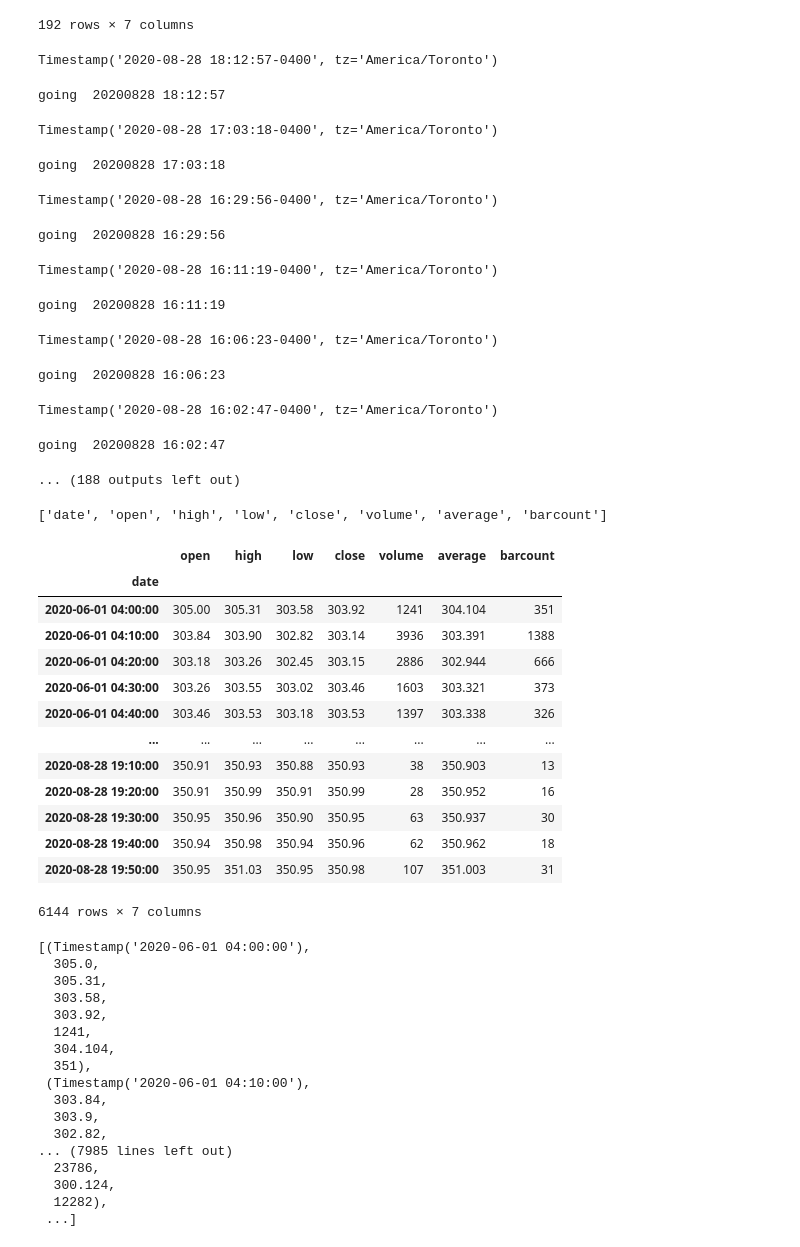
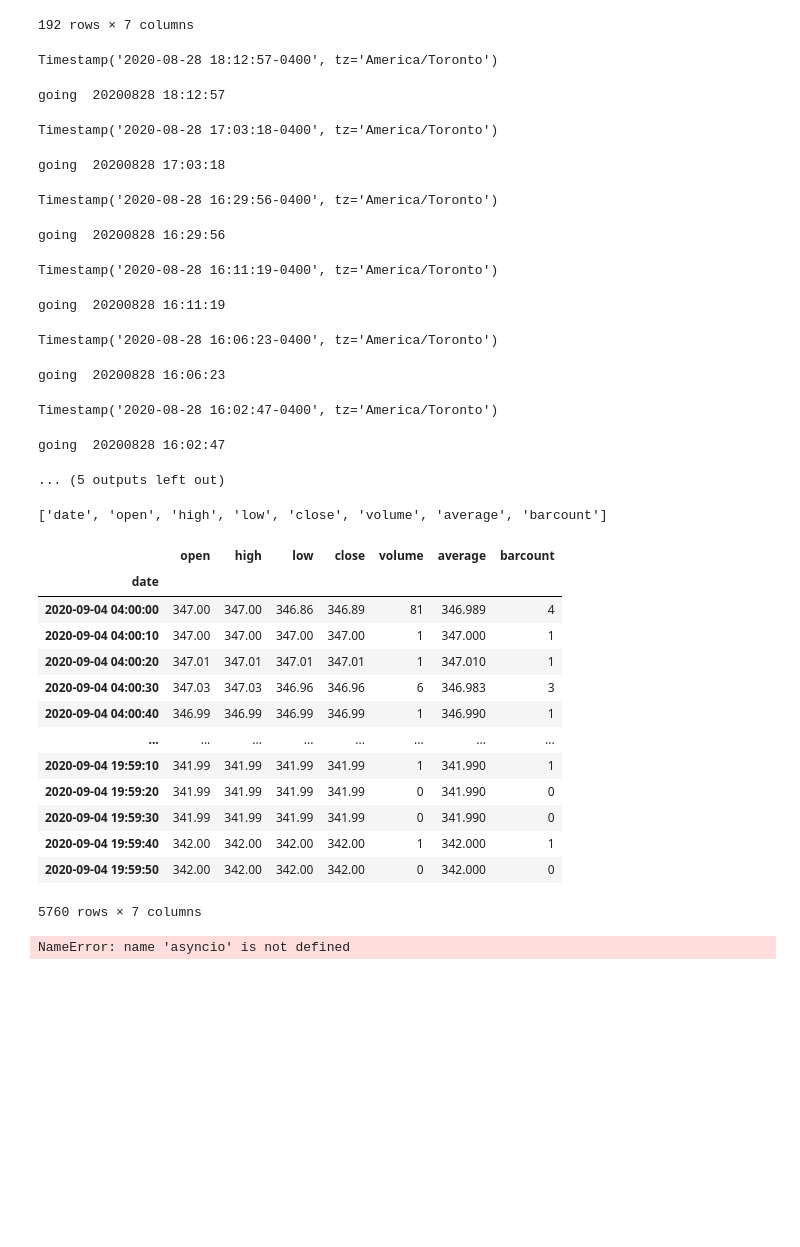
Before and after one commit to GeneMyslinsky/s_predictor, a Jupyter notebook: code/nb/LOAD DATA TEST.ipynb, the cells around one changed output. Saved outputs shown, nothing was run; the diff lists cells and outputs as text; code cells hidden in the pictures; blank space fills up the shorter version.

```diff
--- a/code/nb/LOAD DATA TEST.ipynb
+++ b/code/nb/LOAD DATA TEST.ipynb
@@ -154,7 +154,7 @@ start = ''
 end = "20200828 11:41:41"
 # %%
 start = ''
-end = "20200828 15:41:41"
+end = "20200904 16:00:00"
 contract = Stock('SPY', 'SMART', 'USD')
 def qryHistTicks(contract,dtstr,nticks=1000,mode='end'):
     df = pd.DataFrame()
@@ -208,7 +208,7 @@ Timestamp('2020-08-28 16:06:23-0400', tz='America/Toronto')
 going  20200828 16:06:23
 Timestamp('2020-08-28 16:02:47-0400', tz='America/Toronto')
 going  20200828 16:02:47
-... (188 outputs left out)
+... (5 outputs left out)
 # %%
 df_full.to_csv('SPY_tape_sample.csv')
 # %%
@@ -242,50 +242,34 @@ display(li)
 # %% [output]
 ['date', 'open', 'high', 'low', 'close', 'volume', 'average', 'barcount']
 # %%
-end = "20200828 23:59:00"
-histbarExample = ['3 M','10 mins','TRADES']
+end = "20200904 23:59:00"
+histbarExample = ['1 D','10 secs','TRADES']
 def histBar(endt,dStr,bSize,show,useRTH=False):
     bars = ib.reqHistoricalData(
         contract,endDateTime=end, durationStr=f'{dStr}',
         barSizeSetting=f'{bSize}', whatToShow=f'{show}', useRTH=useRTH)
     df = util.df(bars)
     df = df.set_index('date')
     df.columns = map(str.lower, df.columns)
     return df
 
 df = histBar(end,histbarExample[0],histbarExample[1],histbarExample[2])
 display(df)
-df.to_csv('SPY_bar_sample_10min')
+df.to_csv('SPY_bar_sample_10sec')
 asyncio.get_event_loop().run_until_complete(copyDF(df,'spy','d1'))
 # %% [output]
 |  | open | high | low | close | volume | average | barcount |
 | date |  |  |  |  |  |  |  |
-| 2020-06-01 04:00:00 | 305.00 | 305.31 | 303.58 | 303.92 | 1241 | 304.104 | 351 |
-| 2020-06-01 04:10:00 | 303.84 | 303.90 | 302.82 | 303.14 | 3936 | 303.391 | 1388 |
-| 2020-06-01 04:20:00 | 303.18 | 303.26 | 302.45 | 303.15 | 2886 | 302.944 | 666 |
-| 2020-06-01 04:30:00 | 303.26 | 303.55 | 303.02 | 303.46 | 1603 | 303.321 | 373 |
-| 2020-06-01 04:40:00 | 303.46 | 303.53 | 303.18 | 303.53 | 1397 | 303.338 | 326 |
+| 2020-09-04 04:00:00 | 347.00 | 347.00 | 346.86 | 346.89 | 81 | 346.989 | 4 |
+| 2020-09-04 04:00:10 | 347.00 | 347.00 | 347.00 | 347.00 | 1 | 347.000 | 1 |
+| 2020-09-04 04:00:20 | 347.01 | 347.01 | 347.01 | 347.01 | 1 | 347.010 | 1 |
+| 2020-09-04 04:00:30 | 347.03 | 347.03 | 346.96 | 346.96 | 6 | 346.983 | 3 |
+| 2020-09-04 04:00:40 | 346.99 | 346.99 | 346.99 | 346.99 | 1 | 346.990 | 1 |
 | ... | ... | ... | ... | ... | ... | ... | ... |
-| 2020-08-28 19:10:00 | 350.91 | 350.93 | 350.88 | 350.93 | 38 | 350.903 | 13 |
-| 2020-08-28 19:20:00 | 350.91 | 350.99 | 350.91 | 350.99 | 28 | 350.952 | 16 |
-| 2020-08-28 19:30:00 | 350.95 | 350.96 | 350.90 | 350.95 | 63 | 350.937 | 30 |
-| 2020-08-28 19:40:00 | 350.94 | 350.98 | 350.94 | 350.96 | 62 | 350.962 | 18 |
-| 2020-08-28 19:50:00 | 350.95 | 351.03 | 350.95 | 350.98 | 107 | 351.003 | 31 |
+| 2020-09-04 19:59:10 | 341.99 | 341.99 | 341.99 | 341.99 | 1 | 341.990 | 1 |
+| 2020-09-04 19:59:20 | 341.99 | 341.99 | 341.99 | 341.99 | 0 | 341.990 | 0 |
+| 2020-09-04 19:59:30 | 341.99 | 341.99 | 341.99 | 341.99 | 0 | 341.990 | 0 |
+| 2020-09-04 19:59:40 | 342.00 | 342.00 | 342.00 | 342.00 | 1 | 342.000 | 1 |
+| 2020-09-04 19:59:50 | 342.00 | 342.00 | 342.00 | 342.00 | 0 | 342.000 | 0 |
-6144 rows × 7 columns
+5760 rows × 7 columns
-[(Timestamp('2020-06-01 04:00:00'),
-  305.0,
-  305.31,
-  303.58,
-  303.92,
-  1241,
-  304.104,
-  351),
- (Timestamp('2020-06-01 04:10:00'),
-  303.84,
-  303.9,
-  302.82,
-... (7985 lines left out)
-  23786,
-  300.124,
-  12282),
- ...]
+NameError: name 'asyncio' is not defined
```
Also changed, not shown: parts of 1 cell of this notebook, 17 other files.
